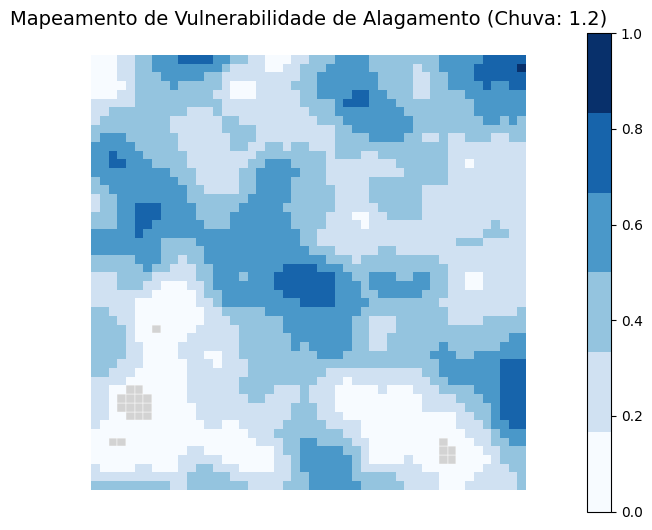
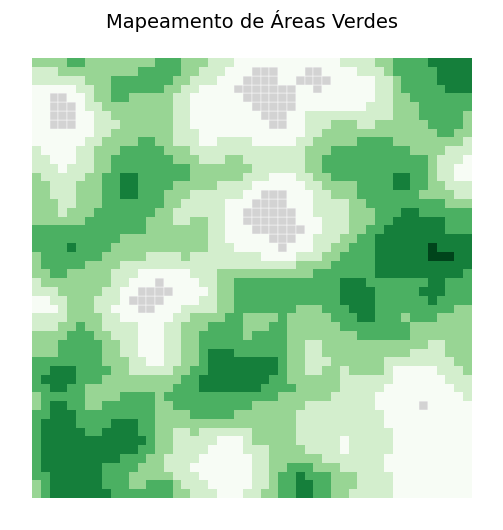
Unified diff of the notebook cell whose output changed from the first chart to the second:
--- before
+++ after
@@ -8,8 +8,6 @@
 # 1. Carregamento do Shapefile
 # =====================================================================
-# Descomente a linha abaixo e insira o caminho do seu arquivo .shp real:
 # gdf = gpd.read_file("caminho/para/seu_arquivo.shp")
 
-# --- BLOCO DUMMY PARA TESTE (Remova caso use o gpd.read_file) ---
 def generate_dummy_polygons(xmin, xmax, ymin, ymax, size):
     """Gera polígonos regulares apenas para demonstrar."""
@@ -30,5 +28,5 @@
     
     # Gera um ruído que simula o relevo da região (partes altas e baixas)
-    perlin_val = pnoise2(x/scale_terreno, y/scale_terreno, octaves=3, persistence=0.5, lacunarity=2.0, base=123)
+    perlin_val = pnoise2(x/scale_terreno, y/scale_terreno, octaves=3, persistence=0.5, lacunarity=2.0, base=99)
     
     # Normaliza o valor para ficar entre ~0 e 1
@@ -46,6 +44,5 @@
     return np.clip((risco_final - 0.4) * 2, 0, 1)
 
-# Intensidade da chuva simulada (0.0 a 1.5)
-nivel_chuva = 1.2
+nivel_areas_verdes = 1.2
 
 # =====================================================================
@@ -55,5 +52,5 @@
 gdf["cx"] = gdf.geometry.centroid.x
 gdf["cy"] = gdf.geometry.centroid.y
-gdf["risco_alagamento"] = gdf.apply(lambda r: risk_func(r.cx, r.cy, precipitacao=nivel_chuva), axis=1)
+gdf["areas_verdes"] = gdf.apply(lambda r: risk_func(r.cx, r.cy, precipitacao=nivel_areas_verdes), axis=1)
 
 # =====================================================================
@@ -70,15 +67,15 @@
 
 # Filtra e plota apenas as áreas que sofrem algum alagamento com gradiente azul
-gdf_flooded = gdf[gdf["risco_alagamento"] > 0]
+gdf_flooded = gdf[gdf["areas_verdes"] > 0]
 
 if not gdf_flooded.empty:
-    cmap = plt.get_cmap("Blues", 6)
-    gdf_flooded.plot(column="risco_alagamento", ax=ax, cmap=cmap, legend=True, vmin=0, vmax=1)
+    cmap = plt.get_cmap("Greens", 6)
+    gdf_flooded.plot(column="areas_verdes", ax=ax, cmap=cmap, legend=False, vmin=0, vmax=1)
 
 ax.set_axis_off()
-ax.set_title(f"Mapeamento de Vulnerabilidade de Alagamento (Chuva: {nivel_chuva})", fontsize=14)
+ax.set_title(f"Mapeamento de Áreas Verdes", fontsize=14)
 
 plt.tight_layout()
-plt.savefig(f"shp_risco_alagamento_{nivel_chuva}.jpg", dpi=dpi, bbox_inches="tight")
+plt.savefig(f"shp_areas_verdes_{nivel_areas_verdes}.jpg", dpi=dpi, bbox_inches="tight")
 
 plt.show()

Commit: feat: modifica scripts de geração de cenários simulados